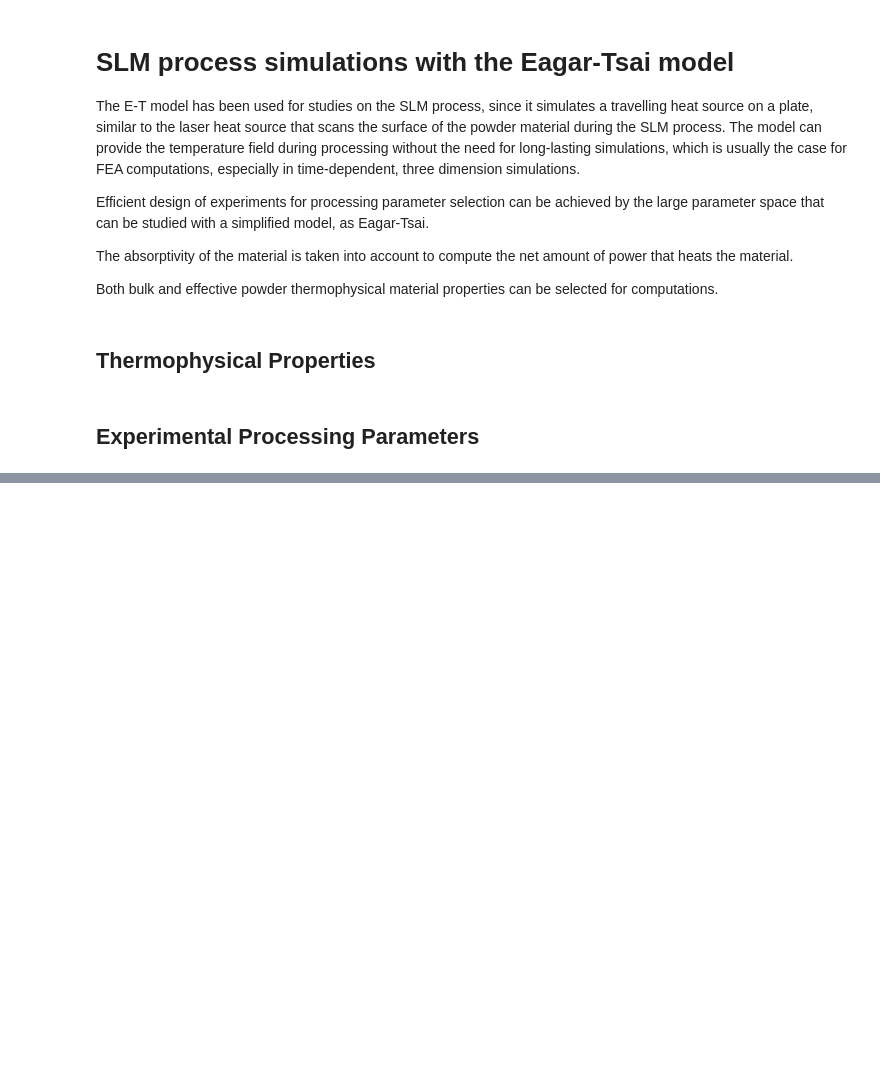
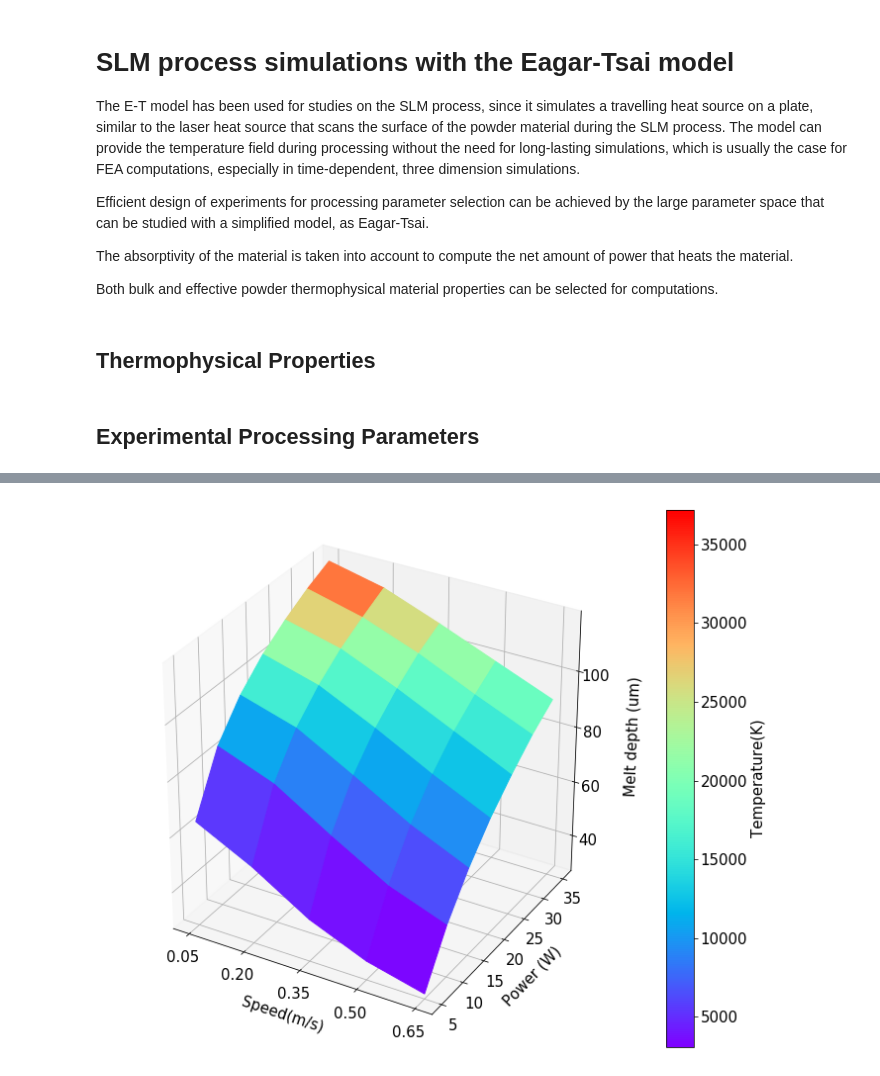
Before and after one commit to panorammix/ETModel_SLM, a Jupyter notebook: Eagar_Tsai_model_SLM.ipynb, the cells around one changed output, grey strips where cells are left out. Saved outputs shown, nothing was run; the diff lists cells and outputs as text; code cells hidden in the pictures; blank space fills up the shorter version.

```diff
--- a/Eagar_Tsai_model_SLM.ipynb
+++ b/Eagar_Tsai_model_SLM.ipynb
@@ -549,0 +494,33 @@ print ('Maximum quad errors',numpy.max(Error_depth_LB), numpy.max(Error_width_LB
+# %%
+import matplotlib
+import matplotlib.pyplot as plt
+from mpl_toolkits.mplot3d import Axes3D
+import numpy as np
+
+Z = melt_depth
+X, Y = np.meshgrid(speeds, powers)
+
+# fourth dimention - colormap
+# create colormap according to x-value
+color_dimension = Tmax # change to desired fourth dimension
+minn, maxx = color_dimension.min(), color_dimension.max()
+norm = matplotlib.colors.Normalize(minn, maxx)
+m = pyplot.cm.ScalarMappable(norm = norm, cmap='rainbow')
+m.set_array([])
+fcolors = m.to_rgba(color_dimension)
+
+fig = plt.figure(figsize  = (12, 10))
+ax = fig.gca(projection='3d')
+fa = ax.plot_surface(X,Y,Z, rstride=1, cstride=1, facecolors=fcolors, vmin=minn, vmax=maxx, shade=False)
+ax.set_xlabel('Speed(m/s)', fontsize = font, labelpad = 10) ;
+ax.set_ylabel('Power (W)', fontsize = font, labelpad = 10) ;
+ax.set_zlabel('Melt depth (um)', fontsize = font, labelpad = 20)
+ax.zaxis.set_tick_params(labelsize=font)
+ax.set_yticks(powers) ; ax.set_xticks(speeds);
+ax.yaxis.set_tick_params(labelsize=font) ; ax.xaxis.set_tick_params(labelsize=font)
+colorb = fig.colorbar(m) ;
+colorb.ax.tick_params(labelsize = font)
+colorb.set_label('Temperature(K)', fontsize = font)
+pyplot.savefig('3DSurface_'+trial+'.png', )
+# %% [output]
+[figure, added]
```
Also changed, not shown: parts of 21 cells of this notebook.
